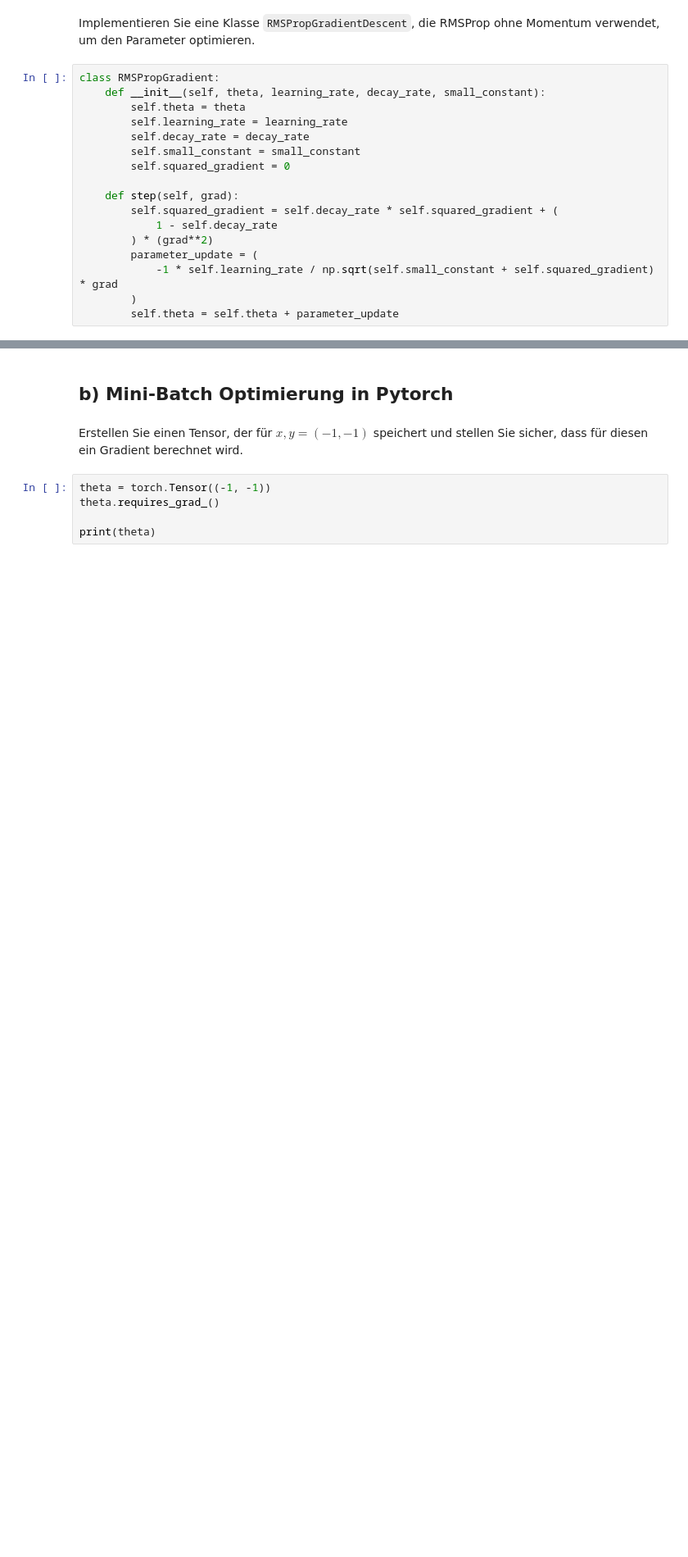
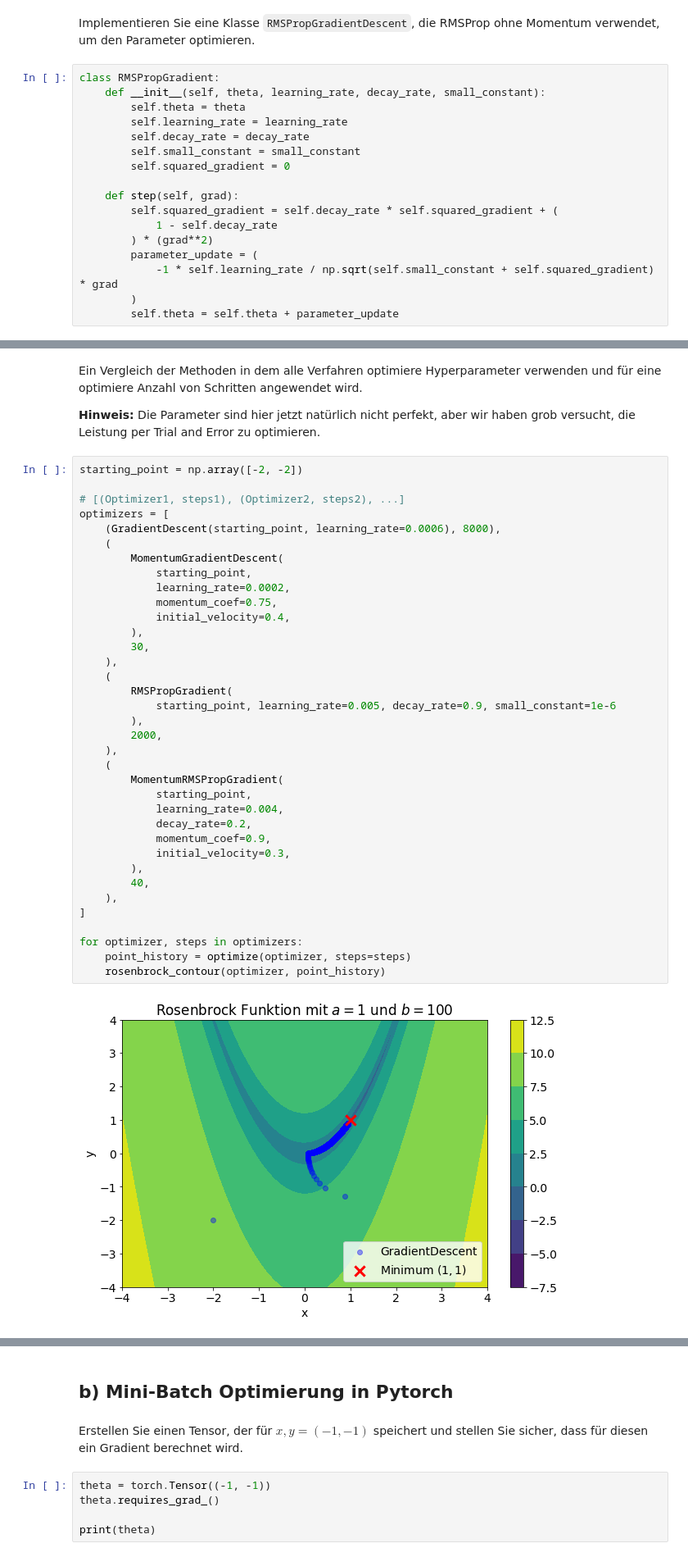
Before and after one commit to MaximilianMundt/DLCV, a Jupyter notebook: Übungsblatt 02/blatt02.ipynb, the cells around one changed output, grey strips where cells are left out. Shown at 82% size. Drawn from its saved outputs; the diff is of its cells as text; blank space fills up the shorter version.

```diff
--- a/Übungsblatt 02/blatt02.ipynb
+++ b/Übungsblatt 02/blatt02.ipynb
@@ -156,0 +203,42 @@ final point: [0.18586709 0.10799402]
+# %% [markdown]
+Ein Vergleich der Methoden in dem alle Verfahren optimiere Hyperparameter verwenden und für eine optimiere Anzahl von Schritten angewendet wird.
+
+**Hinweis:** Die Parameter sind hier jetzt natürlich nicht perfekt, aber wir haben grob versucht, die Leistung per Trial and Error zu optimieren.
+# %%
+starting_point = np.array([-2, -2])
+
+# [(Optimizer1, steps1), (Optimizer2, steps2), ...]
+optimizers = [
+    (GradientDescent(starting_point, learning_rate=0.0006), 8000),
+    (
+        MomentumGradientDescent(
+            starting_point,
+            learning_rate=0.0002,
+            momentum_coef=0.75,
+            initial_velocity=0.4,
+        ),
+        30,
+    ),
+    (
+        RMSPropGradient(
+            starting_point, learning_rate=0.005, decay_rate=0.9, small_constant=1e-6
+        ),
+        2000,
+    ),
+    (
+        MomentumRMSPropGradient(
+            starting_point,
+            learning_rate=0.004,
+            decay_rate=0.2,
+            momentum_coef=0.9,
+            initial_velocity=0.3,
+        ),
+        40,
+    ),
+]
+
+for optimizer, steps in optimizers:
+    point_history = optimize(optimizer, steps=steps)
+    rosenbrock_contour(optimizer, point_history)
+# %% [output]
+[figure, added]
```
Also changed, not shown: parts of 27 cells of this notebook.
